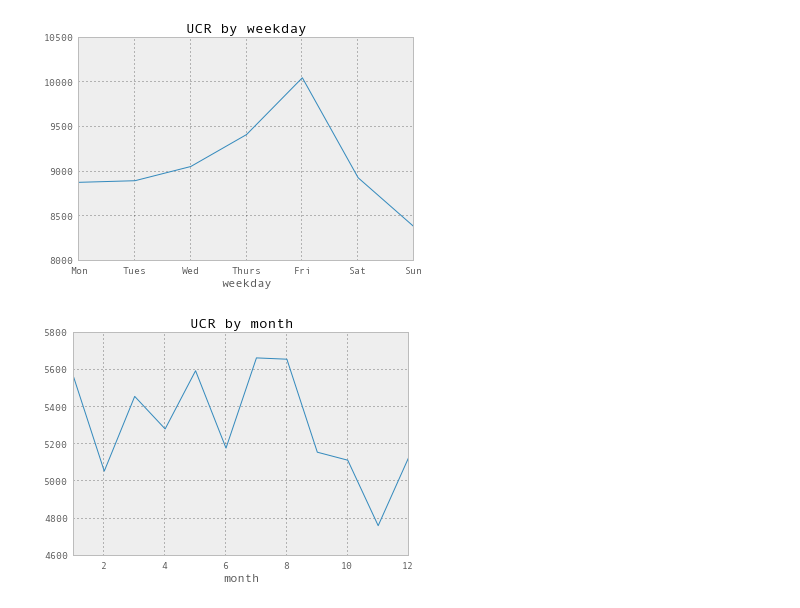
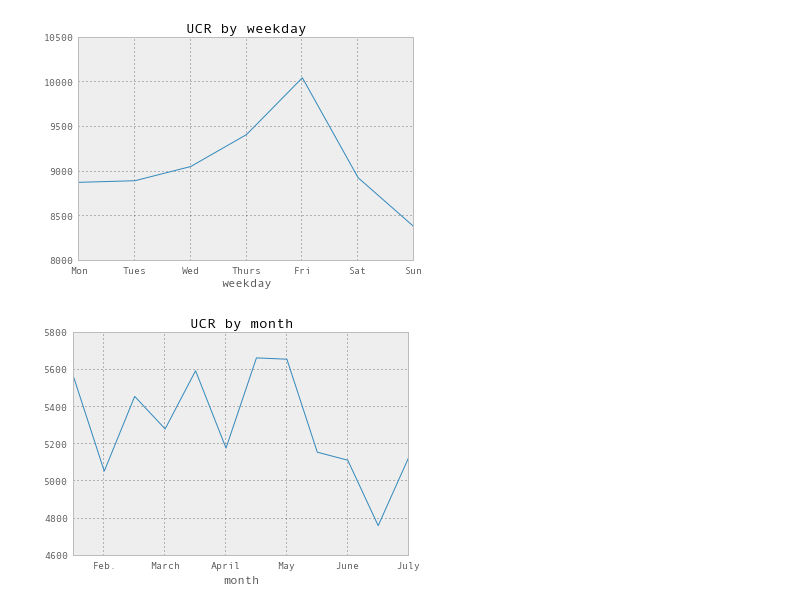
Before and after one commit to dankeemahill/dailyactivity, a Jupyter notebook: analysis.ipynb, the cells around one changed output. Drawn from its saved outputs; the diff is of its cells as text; code cells hidden in the pictures.

```diff
--- a/analysis.ipynb
+++ b/analysis.ipynb
@@ -130,11 +131,12 @@ plt.show()
 # %%
 months = ["Jan.", "Feb.", "March", "April", "May", "June", "July", "Aug.", "Sept.", "Oct.", "Nov.", "Dec."]
 
 ucr['month'] = ucr.OccDate.apply(lambda x: x.month)
 
 ucr_by_month = ucr.groupby('month').size().plot()
 ucr_by_month.set_title('UCR by month')
+ucr_by_month.set_xticklabels(months)
 ucr_by_month.set_xlim(1, 12)
 plt.show()
 # %% [output]
-[figure, old version]
+[figure, new version]
```
Also changed, not shown: parts of 3 cells of this notebook.
